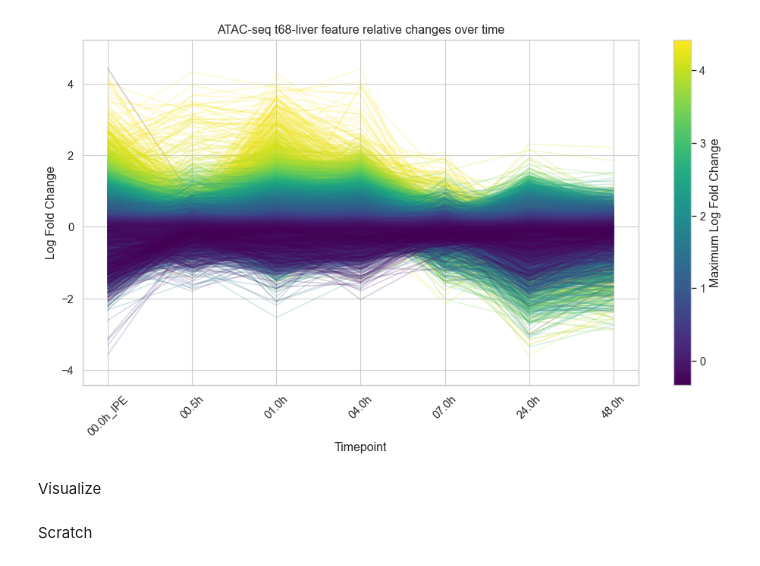
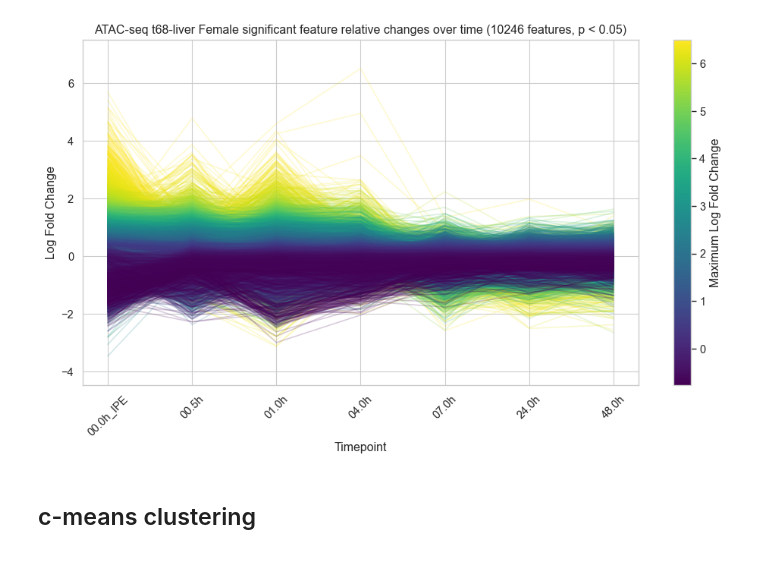
Before and after one commit to cmcginity/motrpac-analytics, a Jupyter notebook: analyses/py/rat/scripts/atac_6m/atac_6m_liver.ipynb, the cells around one changed output. Saved outputs shown, nothing was run; the diff lists cells and outputs as text; code cells hidden in the pictures.

```diff
--- a/analyses/py/rat/scripts/atac_6m/atac_6m_liver.ipynb
+++ b/analyses/py/rat/scripts/atac_6m/atac_6m_liver.ipynb
@@ -75,11 +90,10 @@ del dftxt, dfindv
 # %%
-# read in parquet files, filter for sex=male, then pass to pandas
-dfplmale = pl.read_parquet(ptxt).filter(pl.col("sex") == "male")
-dfmale = dfplmale.to_pandas()
-
+# read in parquet files, filter for sex=female, then pass to pandas
+dfplfemale = pl.read_parquet(ptxt).filter(pl.col("sex") == "female")
+dffemale = dfplfemale.to_pandas()
 
 # clear polars df from memory
-del dfplmale
+del dfplfemale
 # %%
 dfmale.head(7)
 # %% [output]
@@ -147,8 +161,12 @@ def standardize_data_types(df):
 
     return df
 
-dfmale = standardize_data_types(dfmale)
-dfmale.info()
+# dfmale = standardize_data_types(dfmale)
+# dfmale.info()
+
+# female
+dffemale = standardize_data_types(dffemale)
+dffemale.info()
 # %% [output]
 <class 'pandas.core.frame.DataFrame'>
 RangeIndex: 8209208 entries, 0 to 8209207
@@ -180,3 +198,8 @@ dfmale.head(9)
 | 6 | epigen-atac-seq | chr1:100004215-100004509 | t68-liver | acute_48.0h-control_00.0h | 48.0h | male | 0.946096 | 0.459115 | 0.039332 | 1.000000 |
 | 7 | epigen-atac-seq | chr1:100005933-100006133 | t68-liver | acute_00.0h_IPE-control_00.0h_IPE | 00.0h_IPE | male | 0.554128 | 0.842281 | 0.510609 | 1.000000 |
 | 8 | epigen-atac-seq | chr1:100005933-100006133 | t68-liver | acute_00.5h-control_00.5h | 00.5h | male | -0.202798 | 0.718402 | 0.777721 | 1.000000 |
+# %%
+# TOTAL HACK DO NOT REPEAT THIS
+dfmale = dffemale.copy()
+
+del dffemale
@@ -240,7 +269,7 @@ Name: adj_p_value, dtype: float64
 total_groups = dfmale['feature_ID'].nunique()
 print(f"Total number of feature_ID groups: {total_groups}")
 
-thresh = 0.005
+thresh = 0.05
 
 # Add significance indicator to each row
 dfmale['is_significant'] = (dfmale
@@ -269,7 +298,7 @@ display(sig_pvals.describe())
 # Plot histogram of significant adj_p_values
 plt.figure(figsize=(10, 6))
 sns.histplot(sig_pvals, bins=20, kde=True)
-plt.title('Distribution of Significant Adjusted p-values (< 0.1)')
+plt.title(f'Distribution of Significant Adjusted p-values (< {thresh})')
 plt.xlabel('Adjusted p-value')
 plt.ylabel('Count')
 plt.axvline(x=thresh, color='red', linestyle='--', label=f'p={thresh:.3f}')
@@ -341,36 +372,36 @@ for i, (feature_id, max_val) in enumerate(max_logfc_by_feature.items()):
     )
 
     # Plot the line with transparency and color from palette
-    plt.plot(group['timepoint'], group['logFC'], alpha=0.2, color=palette[-i])
+    plt.plot(group['timepoint'], group['logFC'], alpha=0.2, color=palette[len(palette) - 1 - i])
 
 # Set the x-axis labels to be the timepoints
 plt.xticks(range(len(timepoints)), timepoints, rotation=45)
 
 # Calculate y-axis range with 10% padding
 y_min = dfmale_sig['logFC'].min()
 y_max = dfmale_sig['logFC'].max()
 y_range = y_max - y_min
 y_padding = 0.1 * y_range
 plt.ylim(y_min - y_padding, y_max + y_padding)
 
 # Set labels and title
 plt.xlabel('Timepoint')
 plt.ylabel('Log Fold Change')
-plt.title(f"ATAC-seq {tissue_name} feature relative changes over time")
+plt.title(f"ATAC-seq {tissue_name} Female significant feature relative changes over time ({sig_groups} features, p < {thresh})")
 
 # Create a ScalarMappable for the colorbar
 norm = Normalize(vmin=max_logfc_by_feature.min(), vmax=max_logfc_by_feature.max())
 sm = ScalarMappable(cmap="viridis", norm=norm)
 sm.set_array([])
 
 # Add colorbar
 cax = plt.colorbar(sm, ax=plt.gca())
 cax.set_label('Maximum Log Fold Change')
 
 # Adjust layout
 plt.tight_layout()
 
 # Show the plot
 plt.show()
 # %% [output]
-[figure, old version]
+[figure, new version]
@@ -379,4 +408,2 @@ import skfuzzy as fuzz
-# %% [markdown]
-Visualize
-# %% [markdown]
-Scratch
+# %% [markdown]
+## c-means clustering
```
Also changed, not shown: parts of 21 cells of this notebook.
